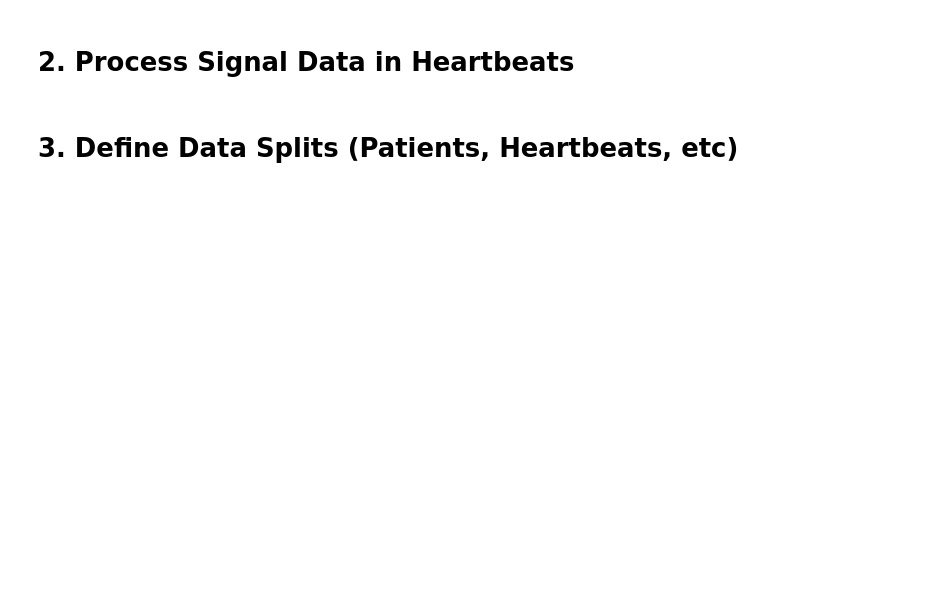
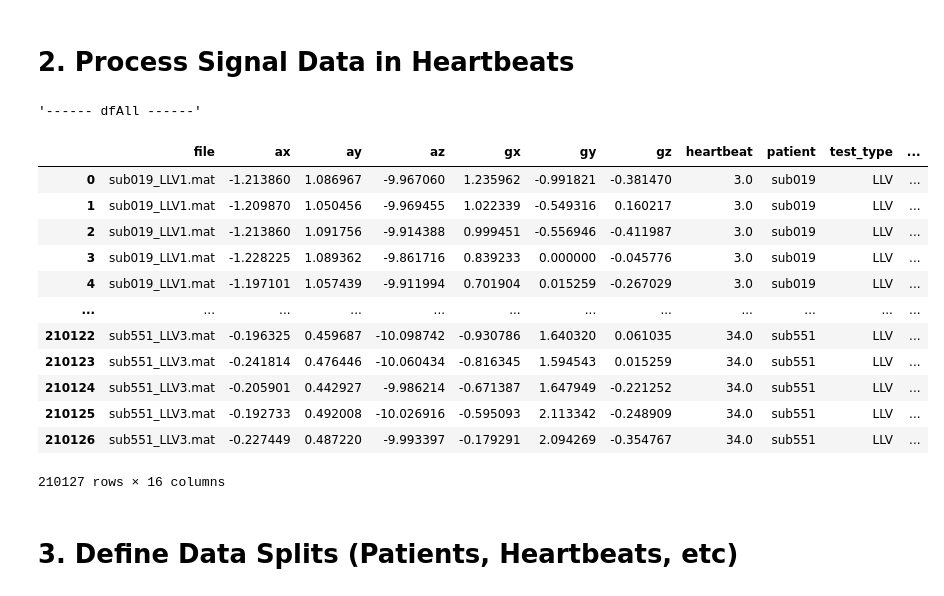
Before and after one commit to Angus-McLean/nipams-bp-py, a Jupyter notebook: notebooks/202202_SimplestRun.ipynb, the cells around one changed output. Saved outputs shown, nothing was run; the diff lists cells and outputs as text; code cells hidden in the pictures; blank space fills up the shorter version.

```diff
--- a/notebooks/202202_SimplestRun.ipynb
+++ b/notebooks/202202_SimplestRun.ipynb
@@ -37,10 +53,26 @@ Consider mio5.varmats_from_mat to split file into single variable files
 # %% [markdown]
 # 2. Process Signal Data in Heartbeats
 # %%
-from utils import constants
-from data import preprocess
+from data import preprocess; reload(preprocess)
 
 dfAll = preprocess.merge_imu_vcg_with_heartbeats(dfBpAll, dfImuAll)
+display('------ dfAll ------')
+display(dfAll)
+# %% [output]
+'------ dfAll ------'
+|  | file | ax | ay | az | gx | gy | gz | heartbeat | patient | test_type | ... |
+| 0 | sub019_LLV1.mat | -1.213860 | 1.086967 | -9.967060 | 1.235962 | -0.991821 | -0.381470 | 3.0 | sub019 | LLV | ... |
+| 1 | sub019_LLV1.mat | -1.209870 | 1.050456 | -9.969455 | 1.022339 | -0.549316 | 0.160217 | 3.0 | sub019 | LLV | ... |
+| 2 | sub019_LLV1.mat | -1.213860 | 1.091756 | -9.914388 | 0.999451 | -0.556946 | -0.411987 | 3.0 | sub019 | LLV | ... |
+| 3 | sub019_LLV1.mat | -1.228225 | 1.089362 | -9.861716 | 0.839233 | 0.000000 | -0.045776 | 3.0 | sub019 | LLV | ... |
+| 4 | sub019_LLV1.mat | -1.197101 | 1.057439 | -9.911994 | 0.701904 | 0.015259 | -0.267029 | 3.0 | sub019 | LLV | ... |
+| ... | ... | ... | ... | ... | ... | ... | ... | ... | ... | ... | ... |
+| 210122 | sub551_LLV3.mat | -0.196325 | 0.459687 | -10.098742 | -0.930786 | 1.640320 | 0.061035 | 34.0 | sub551 | LLV | ... |
+| 210123 | sub551_LLV3.mat | -0.241814 | 0.476446 | -10.060434 | -0.816345 | 1.594543 | 0.015259 | 34.0 | sub551 | LLV | ... |
+| 210124 | sub551_LLV3.mat | -0.205901 | 0.442927 | -9.986214 | -0.671387 | 1.647949 | -0.221252 | 34.0 | sub551 | LLV | ... |
+| 210125 | sub551_LLV3.mat | -0.192733 | 0.492008 | -10.026916 | -0.595093 | 2.113342 | -0.248909 | 34.0 | sub551 | LLV | ... |
+| 210126 | sub551_LLV3.mat | -0.227449 | 0.487220 | -9.993397 | -0.179291 | 2.094269 | -0.354767 | 34.0 | sub551 | LLV | ... |
+210127 rows × 16 columns
 # %% [markdown]
 # 3. Define Data Splits (Patients, Heartbeats, etc)
 # %%
```
Also changed, not shown: parts of 11 cells of this notebook, 9 other files.
